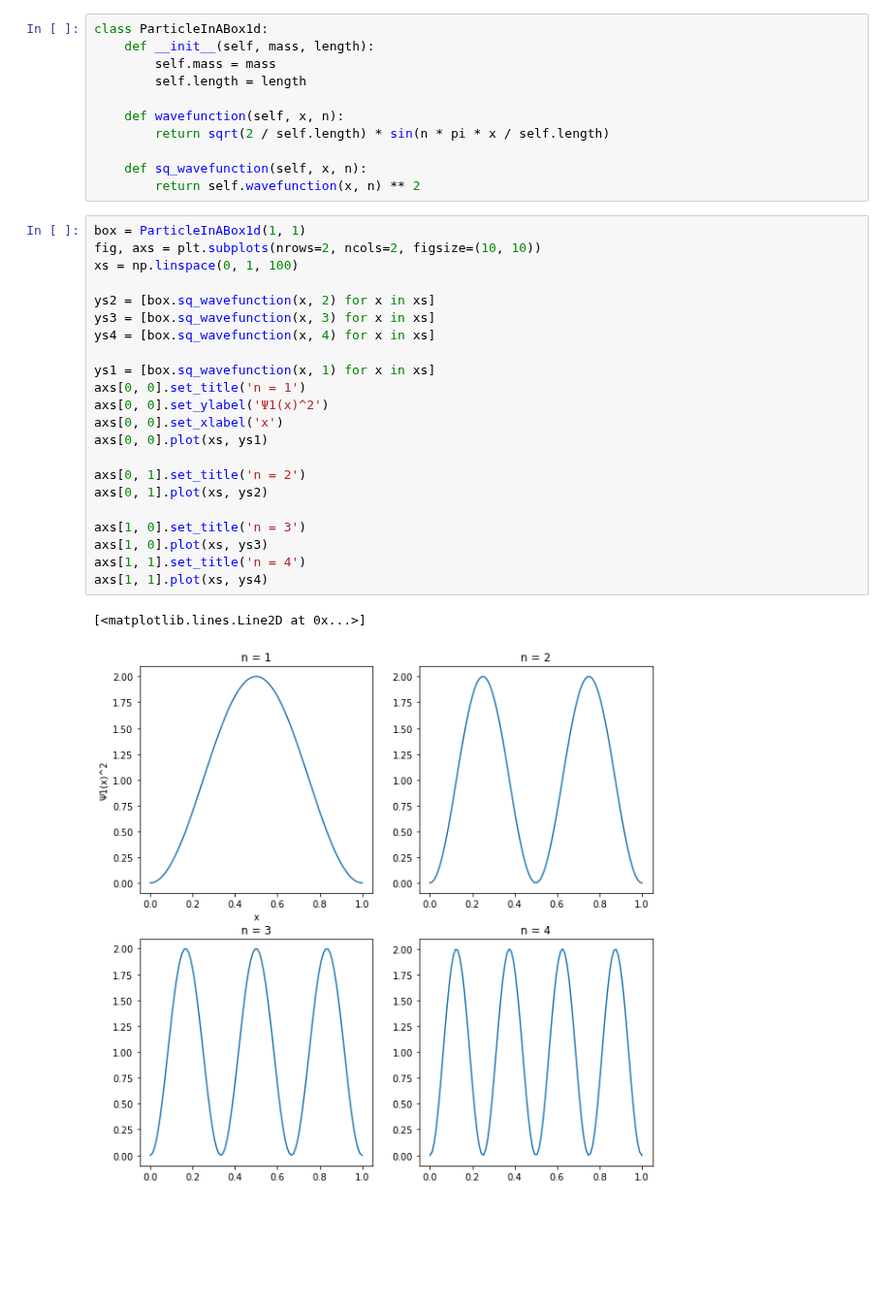
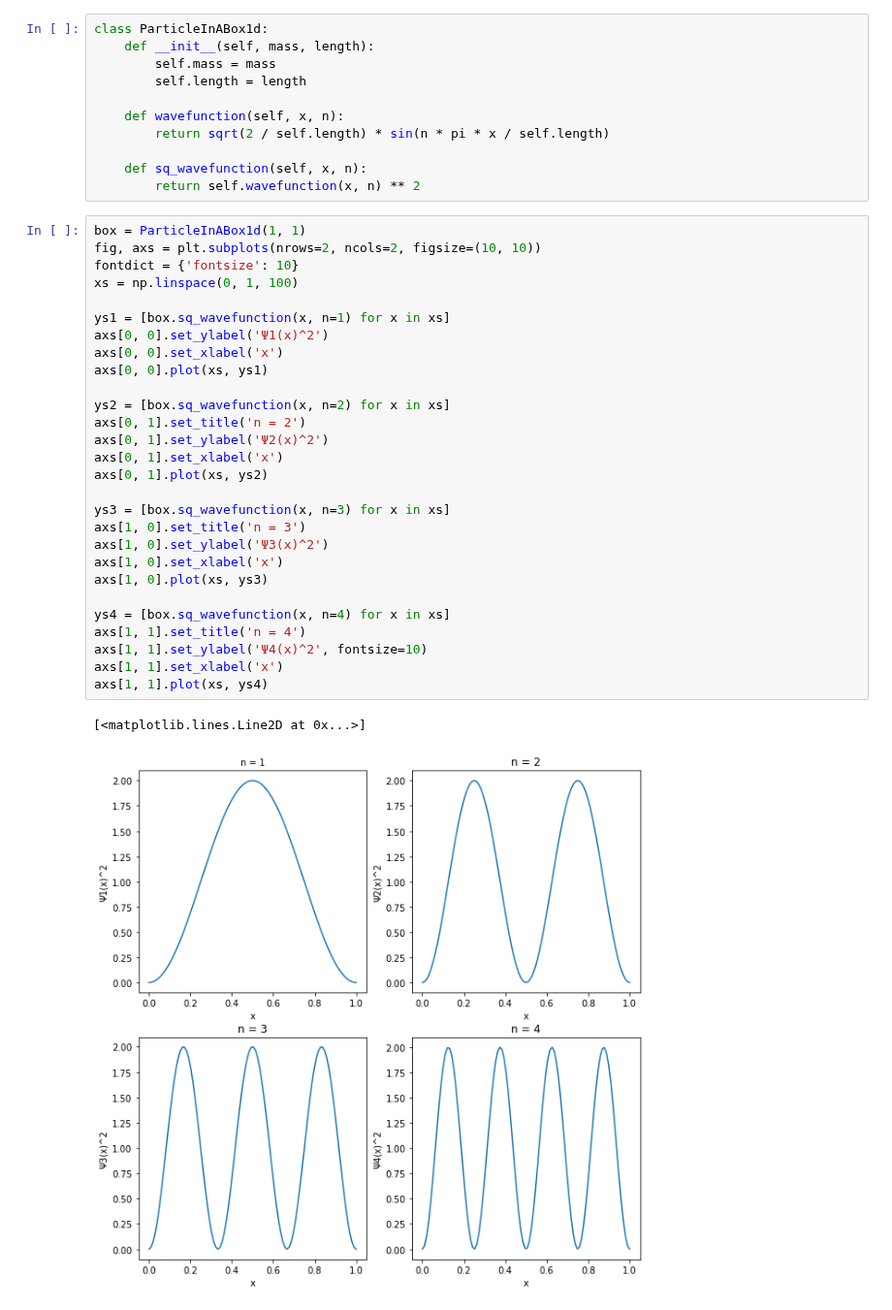
Before and after one commit to akey7/basic-quantum-models, a Jupyter notebook: notebooks/1d-particle-in-box.ipynb, the cells around one changed output. Shown at 97% size. Drawn from its saved outputs; the diff is of its cells as text; blank space fills up the shorter version.

```diff
--- a/notebooks/1d-particle-in-box.ipynb
+++ b/notebooks/1d-particle-in-box.ipynb
@@ -16,25 +16,31 @@ class ParticleInABox1d:
 # %%
 box = ParticleInABox1d(1, 1)
 fig, axs = plt.subplots(nrows=2, ncols=2, figsize=(10, 10))
+fontdict = {'fontsize': 10}
 xs = np.linspace(0, 1, 100)
 
-ys2 = [box.sq_wavefunction(x, 2) for x in xs]
-ys3 = [box.sq_wavefunction(x, 3) for x in xs]
-ys4 = [box.sq_wavefunction(x, 4) for x in xs]
-
-ys1 = [box.sq_wavefunction(x, 1) for x in xs]
-axs[0, 0].set_title('n = 1')
+ys1 = [box.sq_wavefunction(x, n=1) for x in xs]
 axs[0, 0].set_ylabel('Ψ1(x)^2')
 axs[0, 0].set_xlabel('x')
 axs[0, 0].plot(xs, ys1)
 
+ys2 = [box.sq_wavefunction(x, n=2) for x in xs]
 axs[0, 1].set_title('n = 2')
+axs[0, 1].set_ylabel('Ψ2(x)^2')
+axs[0, 1].set_xlabel('x')
 axs[0, 1].plot(xs, ys2)
 
+ys3 = [box.sq_wavefunction(x, n=3) for x in xs]
 axs[1, 0].set_title('n = 3')
+axs[1, 0].set_ylabel('Ψ3(x)^2')
+axs[1, 0].set_xlabel('x')
 axs[1, 0].plot(xs, ys3)
+
+ys4 = [box.sq_wavefunction(x, n=4) for x in xs]
 axs[1, 1].set_title('n = 4')
+axs[1, 1].set_ylabel('Ψ4(x)^2', fontsize=10)
+axs[1, 1].set_xlabel('x')
 axs[1, 1].plot(xs, ys4)
 # %% [output]
 [<matplotlib.lines.Line2D at 0x...>]
-[figure, old version]
+[figure, new version]
```
